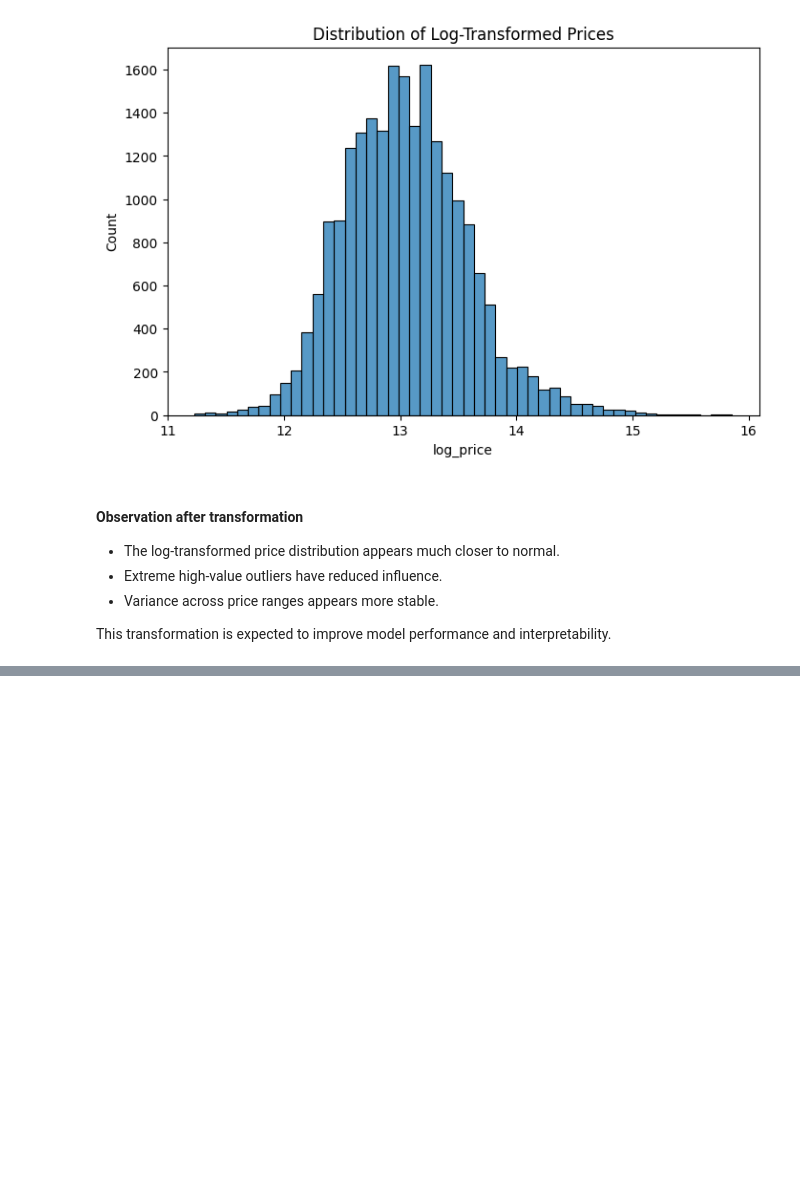
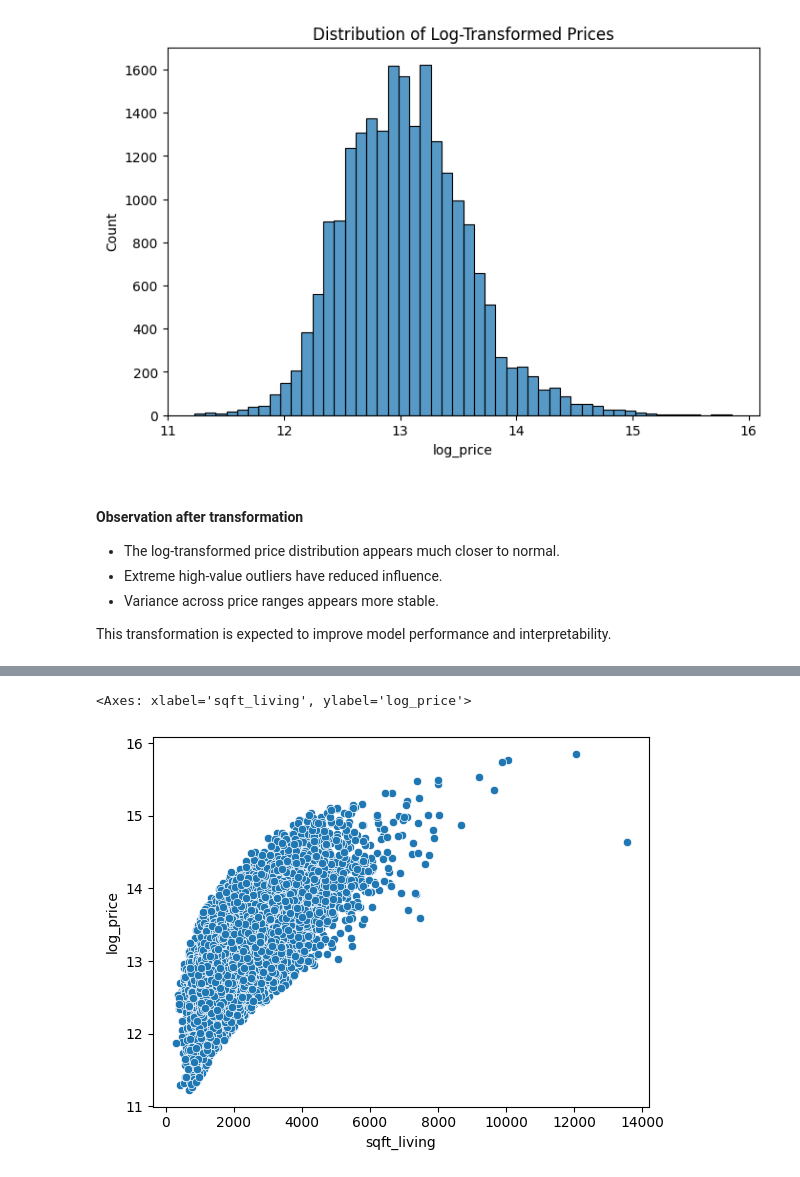
Before and after one commit to MKlim22/house-price-prediction, a Jupyter notebook: notebooks/02_exploratory_data_analysis.ipynb, the cells around one changed output, grey strips where cells are left out. Drawn from its saved outputs; the diff is of its cells as text; code cells hidden in the pictures; blank space fills up the shorter version.

```diff
--- a/notebooks/02_exploratory_data_analysis.ipynb
+++ b/notebooks/02_exploratory_data_analysis.ipynb
@@ -162,0 +166,5 @@ This transformation is expected to improve model performance and interpretabilit
+# %%
+sns.scatterplot(x=df["sqft_living"], y=df["log_price"])
+# %% [output]
+<Axes: xlabel='sqft_living', ylabel='log_price'>
+[figure, added]
```
Also changed, not shown: parts of 5 cells of this notebook.
